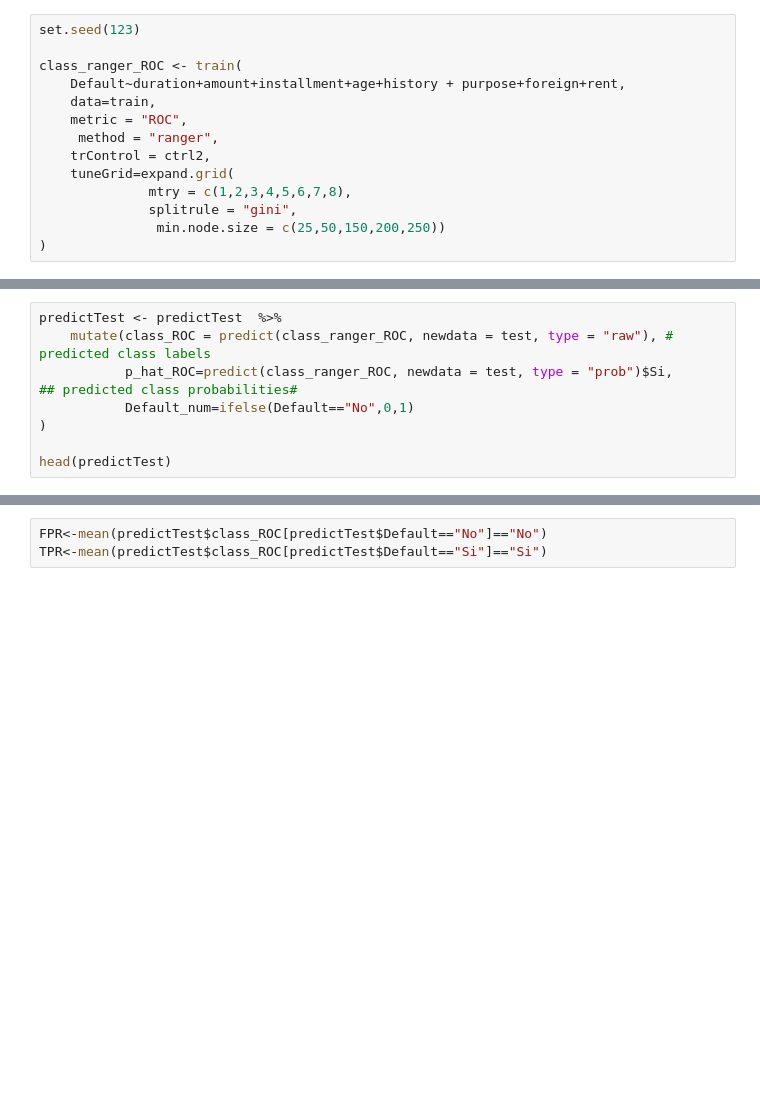
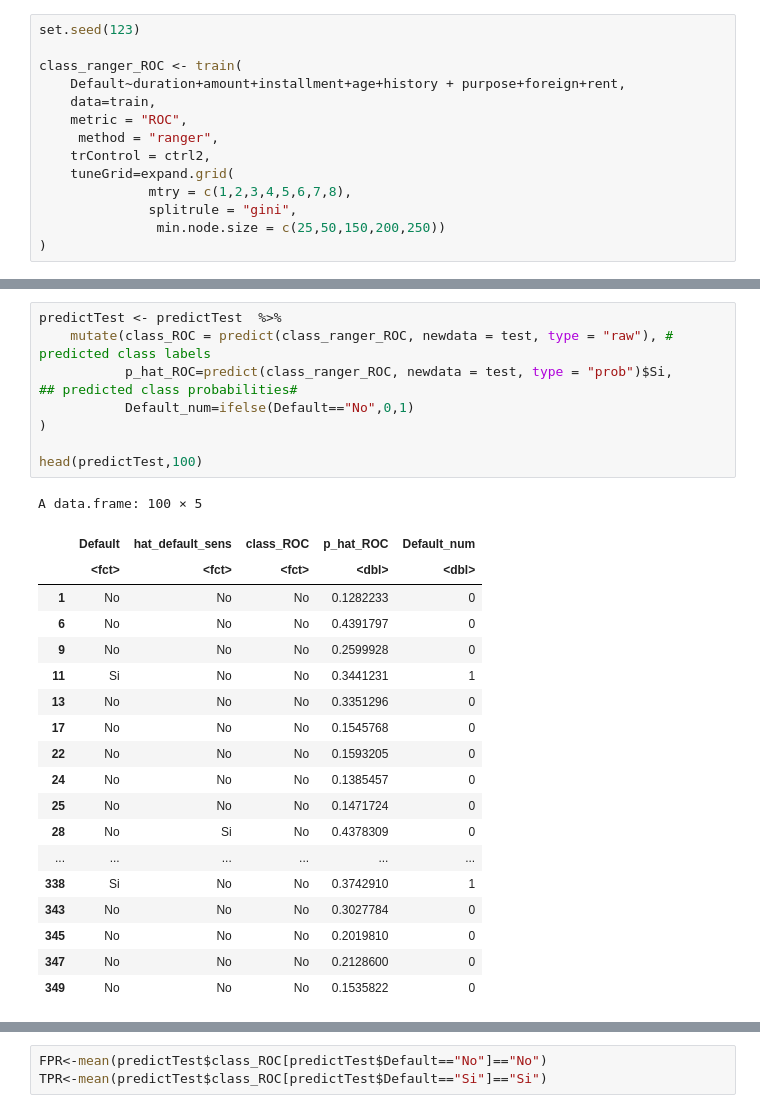
Before and after one commit to chernan77/BDML_202302, a Jupyter notebook: Lecture08/Notebook_SS08_ROC.ipynb, the cells around one changed output, grey strips where cells are left out. Drawn from its saved outputs; the diff is of its cells as text; blank space fills up the shorter version.

```diff
--- a/Lecture08/Notebook_SS08_ROC.ipynb
+++ b/Lecture08/Notebook_SS08_ROC.ipynb
@@ -182,10 +317,30 @@ class_ranger_ROC
 # %%
 predictTest <- predictTest  %>%
     mutate(class_ROC = predict(class_ranger_ROC, newdata = test, type = "raw"), # predicted class labels
            p_hat_ROC=predict(class_ranger_ROC, newdata = test, type = "prob")$Si,         ## predicted class probabilities#
            Default_num=ifelse(Default=="No",0,1)
 )
 
-head(predictTest)
+head(predictTest,100)
+# %% [output]
+A data.frame: 100 × 5
+|  | Default | hat_default_sens | class_ROC | p_hat_ROC | Default_num |
+|  | <fct> | <fct> | <fct> | <dbl> | <dbl> |
+| 1 | No | No | No | 0.1282233 | 0 |
+| 6 | No | No | No | 0.4391797 | 0 |
+| 9 | No | No | No | 0.2599928 | 0 |
+| 11 | Si | No | No | 0.3441231 | 1 |
+| 13 | No | No | No | 0.3351296 | 0 |
+| 17 | No | No | No | 0.1545768 | 0 |
+| 22 | No | No | No | 0.1593205 | 0 |
+| 24 | No | No | No | 0.1385457 | 0 |
+| 25 | No | No | No | 0.1471724 | 0 |
+| 28 | No | Si | No | 0.4378309 | 0 |
+| ... | ... | ... | ... | ... | ... |
+| 338 | Si | No | No | 0.3742910 | 1 |
+| 343 | No | No | No | 0.3027784 | 0 |
+| 345 | No | No | No | 0.2019810 | 0 |
+| 347 | No | No | No | 0.2128600 | 0 |
+| 349 | No | No | No | 0.1535822 | 0 |
 # %%
 confusionMatrix(data = predictTest$class_ROC, reference = predictTest$Default)
```
Also changed, not shown: parts of 20 cells of this notebook, 5 other files.
